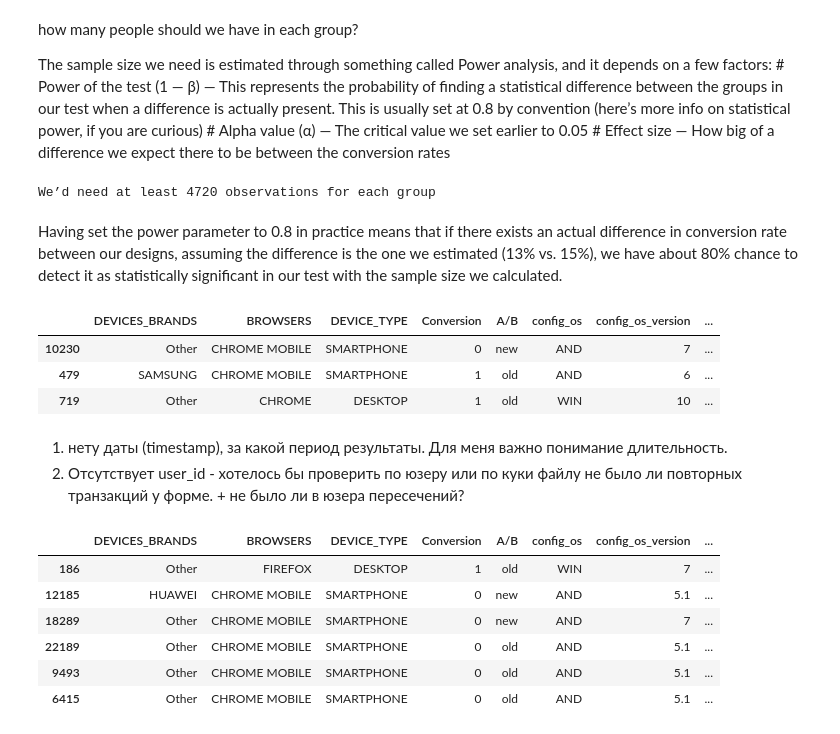
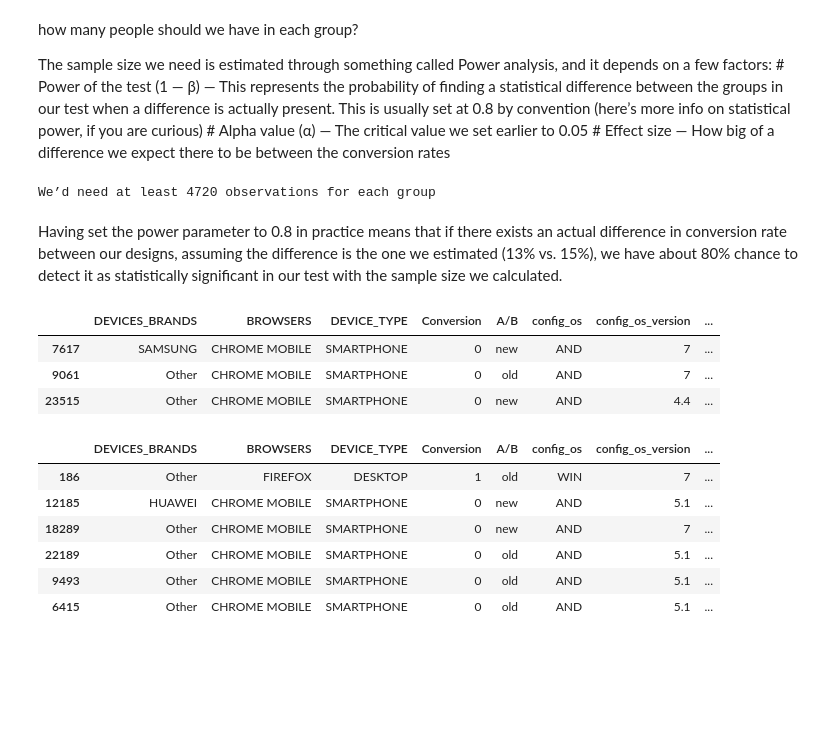
Before and after one commit to nshovkun/Analytics, a Jupyter notebook: sol/addit_split_test.ipynb, the cells around one changed output. Saved outputs shown, nothing was run; the diff lists cells and outputs as text; code cells hidden in the pictures; blank space fills up the shorter version.

```diff
--- a/sol/addit_split_test.ipynb
+++ b/sol/addit_split_test.ipynb
@@ -77,3 +91,6 @@ InvalidClientSecretsError: ('Error opening file', 'credentials.json', 'No such f
+# %%
+# путь к исходному файлу с результатами теста
+path_to_file = './data/split_form.xlsx'
 # %%
 # считываем необходимый файл. Удобно забирать прямо с диска - все изменения на диске тянем сразу
 #  (перезаписываем файл на локальной машине)
@@ -113,57 +133,25 @@ The sample size we need is estimated through something called Power analysis, an
     # Power of the test (1 — β) — This represents the probability of finding a statistical difference between the groups in our test when a difference is actually present. This is usually set at 0.8 by convention (here’s more info on statistical power, if you are curious)
     # Alpha value (α) — The critical value we set earlier to 0.05
     # Effect size — How big of a difference we expect there to be between the conversion rates
-# %%
-import numpy as np
-import pandas as pd
-import scipy.stats as stats
-import statsmodels.stats.api as sms
-import matplotlib as mpl
-import matplotlib.pyplot as plt
-import seaborn as sns
-from math import ceil
-
-%matplotlib inline
-
-# Some plot styling preferences
-plt.style.use('seaborn-whitegrid')
-font = {'family' : 'Helvetica',
-        'weight' : 'bold',
-        'size'   : 14}
-
-mpl.rc('font', **font)
-effect_size = sms.proportion_effectsize(0.13, 0.15)    # Calculating effect size based on our expected rates
-
-required_n = sms.NormalIndPower().solve_power(
-    effect_size,
-    power=0.8,
-    alpha=0.05,
-    ratio=1
-    )                                                  # Calculating sample size needed
-
-required_n = ceil(required_n)                          # Rounding up to next whole number
-
-print(f'We’d need at least {required_n} observations for each group')
-# %% [output]
-We’d need at least 4720 observations for each group
+# %%
+
+required_n = ceil(required_n)                          # Rounding up to next whole number
+
+print(f'We’d need at least {required_n} observations for each group')
+# %% [output]
+We’d need at least 4720 observations for each group
 # %% [markdown]
 Having set the power parameter to 0.8 in practice means that if there exists an actual difference in conversion rate between our designs, assuming the difference is the one we estimated (13% vs. 15%), we have about 80% chance to detect it as statistically significant in our test with the sample size we calculated.
-# %%
-# путь к исходному файлу с результатами теста
-path_to_file = './solid_split.xlsx'
 # %%
 # чтение файла в датафрейм
-split = pd.read_excel(path_to_file).fillna('-99')
+split = pd.read_excel(path_to_file)
 
 split.sample(3)
 # %% [output]
 |  | DEVICES_BRANDS | BROWSERS | DEVICE_TYPE | Conversion | A/B | config_os | config_os_version | ... |
-| 10230 | Other | CHROME MOBILE | SMARTPHONE | 0 | new | AND | 7 | ... |
-| 479 | SAMSUNG | CHROME MOBILE | SMARTPHONE | 1 | old | AND | 6 | ... |
-| 719 | Other | CHROME | DESKTOP | 1 | old | WIN | 10 | ... |
+| 7617 | SAMSUNG | CHROME MOBILE | SMARTPHONE | 0 | new | AND | 7 | ... |
+| 9061 | Other | CHROME MOBILE | SMARTPHONE | 0 | old | AND | 7 | ... |
+| 23515 | Other | CHROME MOBILE | SMARTPHONE | 0 | new | AND | 4.4 | ... |
-# %% [markdown]
-1) нету даты (timestamp), за какой период результаты. Для меня важно понимание длительность.
-2) Отсутствует user_id - хотелось бы проверить по юзеру или по куки файлу не было ли повторных транзакций у форме. + не было ли в юзера пересечений?
 # %%
 # No action required: Leave the original dataframe untouched and sort the new dataframe
 split2 = split.copy()
```
Also changed, not shown: parts of 39 cells of this notebook.
